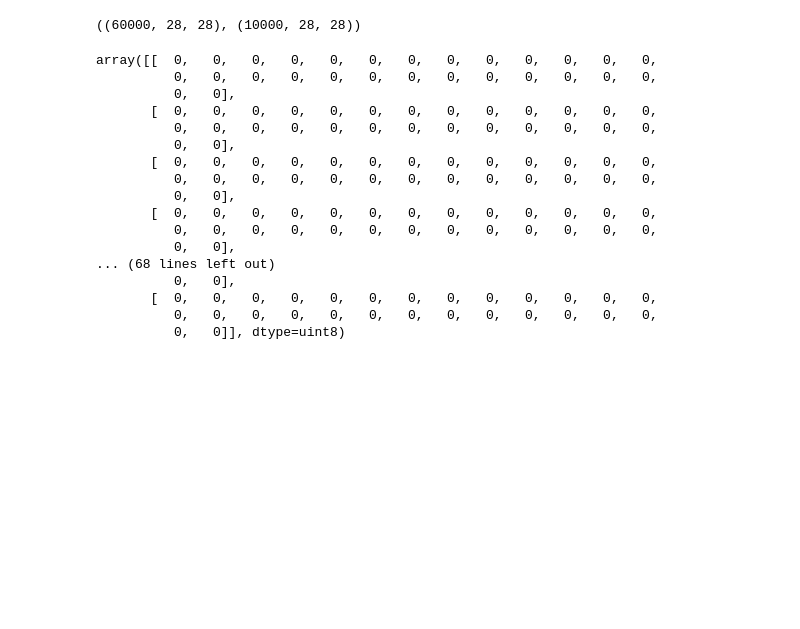
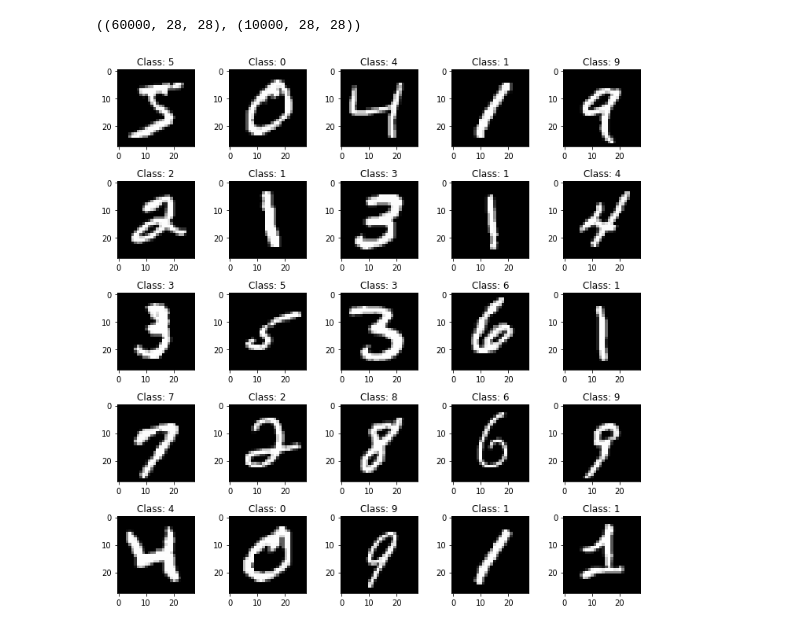
Before and after one commit to Intruz01/DW_Mnist_Predict, a Jupyter notebook: DW_Mnist_Predict.ipynb, the cells around one changed output. Drawn from its saved outputs; the diff is of its cells as text; code cells hidden in the pictures; blank space fills up the shorter version.

```diff
--- a/DW_Mnist_Predict.ipynb
+++ b/DW_Mnist_Predict.ipynb
@@ -16,26 +16,10 @@ X_train.shape, X_test.shape
 # %%
 #wizualizacja danych
 plt.figure(figsize=(10, 10))
 for idx in range(25):
     plt.subplot(5, 5, idx+1)
     plt.imshow(X_train[idx], cmap='gray')
-    plt.tittle('Class: {}'.format(y_train[idx]))
-plt.tigt
+    plt.title('Class: {}'.format(y_train[idx]))
+plt.tight_layout()
 # %% [output]
-array([[  0,   0,   0,   0,   0,   0,   0,   0,   0,   0,   0,   0,   0,
-          0,   0,   0,   0,   0,   0,   0,   0,   0,   0,   0,   0,   0,
-          0,   0],
-       [  0,   0,   0,   0,   0,   0,   0,   0,   0,   0,   0,   0,   0,
-          0,   0,   0,   0,   0,   0,   0,   0,   0,   0,   0,   0,   0,
-          0,   0],
-       [  0,   0,   0,   0,   0,   0,   0,   0,   0,   0,   0,   0,   0,
-          0,   0,   0,   0,   0,   0,   0,   0,   0,   0,   0,   0,   0,
-          0,   0],
-       [  0,   0,   0,   0,   0,   0,   0,   0,   0,   0,   0,   0,   0,
-          0,   0,   0,   0,   0,   0,   0,   0,   0,   0,   0,   0,   0,
-          0,   0],
-... (68 lines left out)
-          0,   0],
-       [  0,   0,   0,   0,   0,   0,   0,   0,   0,   0,   0,   0,   0,
-          0,   0,   0,   0,   0,   0,   0,   0,   0,   0,   0,   0,   0,
-          0,   0]], dtype=uint8)
+[figure, added]
```
Also changed, not shown: parts of 1 cell of this notebook.
